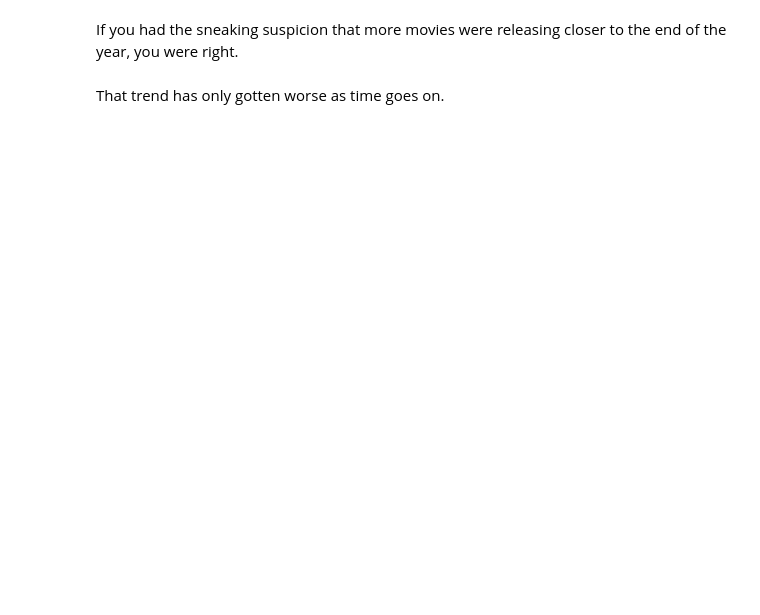
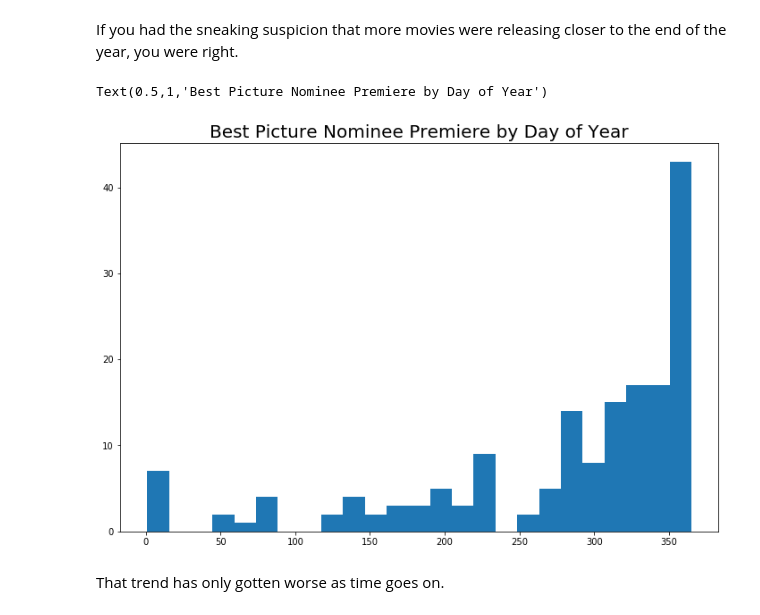
Before and after one commit to NapsterInBlue/Academy-Awards, a Jupyter notebook: Best Picture Nominees.ipynb, the cells around one changed output. Saved outputs shown, nothing was run; the diff lists cells and outputs as text; code cells hidden in the pictures; blank space fills up the shorter version.

```diff
--- a/Best Picture Nominees.ipynb
+++ b/Best Picture Nominees.ipynb
@@ -49,8 +65,11 @@ If you had the sneaking suspicion that more movies were releasing closer to the
 # %%
 fig, ax = plt.subplots(figsize=(12, 8))
 
-ax.hist(premieres['Thursday'].dt.dayofyear)
+ax.hist(premieres['Thursday'].dt.dayofyear, bins=25)
 ax.set_title('Best Picture Nominee Premiere by Day of Year', size=20)
+# %% [output]
+Text(0.5,1,'Best Picture Nominee Premiere by Day of Year')
+[figure, added]
 # %% [markdown]
 That trend has only gotten worse as time goes on.
 # %%
```
Also changed, not shown: parts of 54 cells of this notebook, 1 other file.
